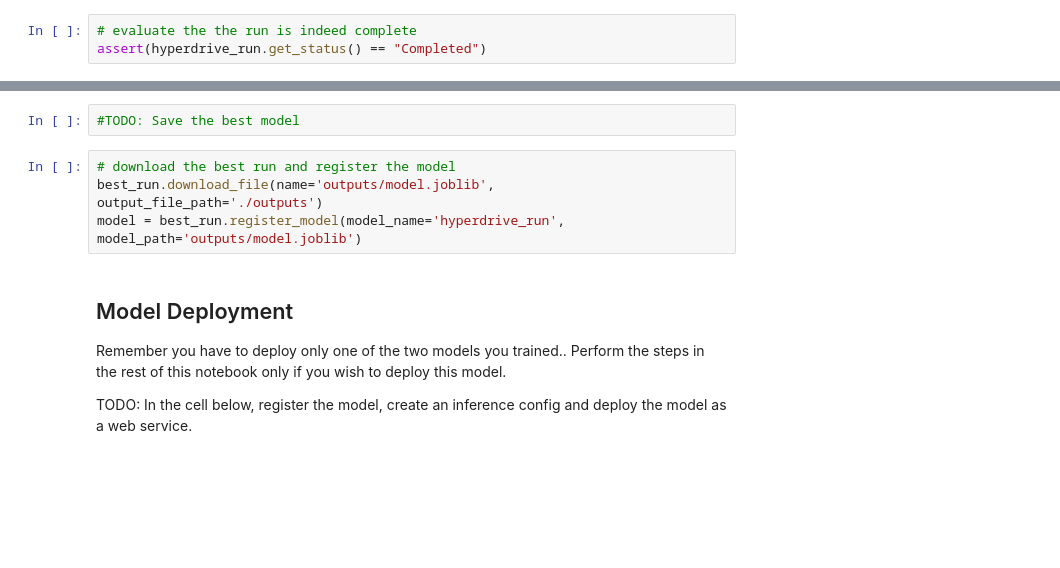
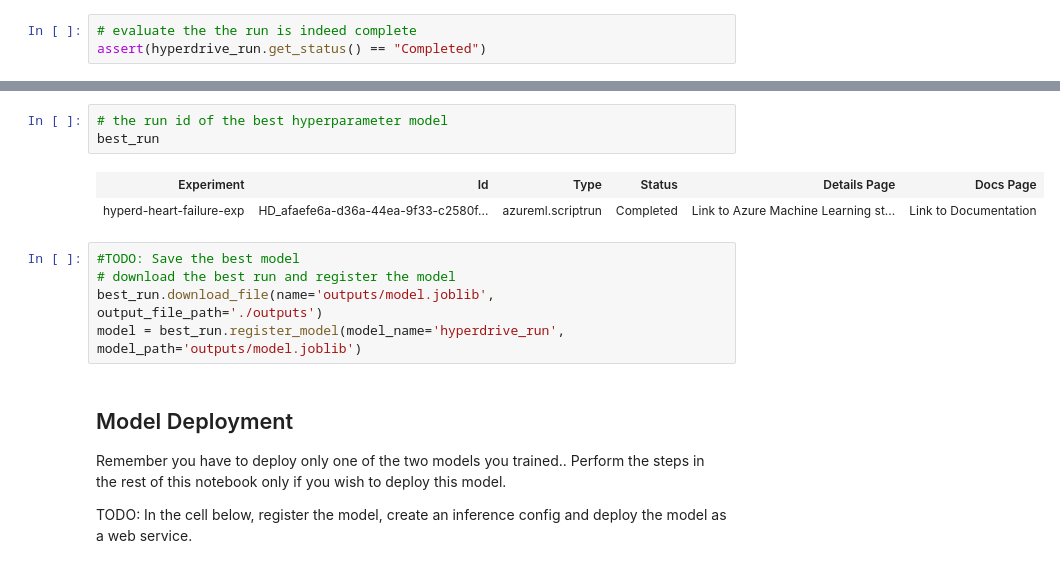
Before and after one commit to donjude/azureml-engineer-capstone, a Jupyter notebook: hyperparameter_tuning.ipynb, the cells around one changed output, grey strips where cells are left out. Cells and saved outputs as stored; diff of their text form; blank space fills up the shorter version.

```diff
--- a/hyperparameter_tuning.ipynb
+++ b/hyperparameter_tuning.ipynb
@@ -162,6 +189,11 @@ print(best_run.get_file_names())
 # %%
-#TODO: Save the best model
+# the run id of the best hyperparameter model
+best_run
+# %% [output]
+| Experiment | Id | Type | Status | Details Page | Docs Page |
+| hyperd-heart-failure-exp | HD_afaefe6a-d36a-44ea-9f33-c2580f... | azureml.scriptrun | Completed | Link to Azure Machine Learning st... | Link to Documentation |
 # %%
+#TODO: Save the best model
 # download the best run and register the model
 best_run.download_file(name='outputs/model.joblib', output_file_path='./outputs')
 model = best_run.register_model(model_name='hyperdrive_run', model_path='outputs/model.joblib')
```
Also changed, not shown: parts of 5 cells of this notebook, 10 other files.
